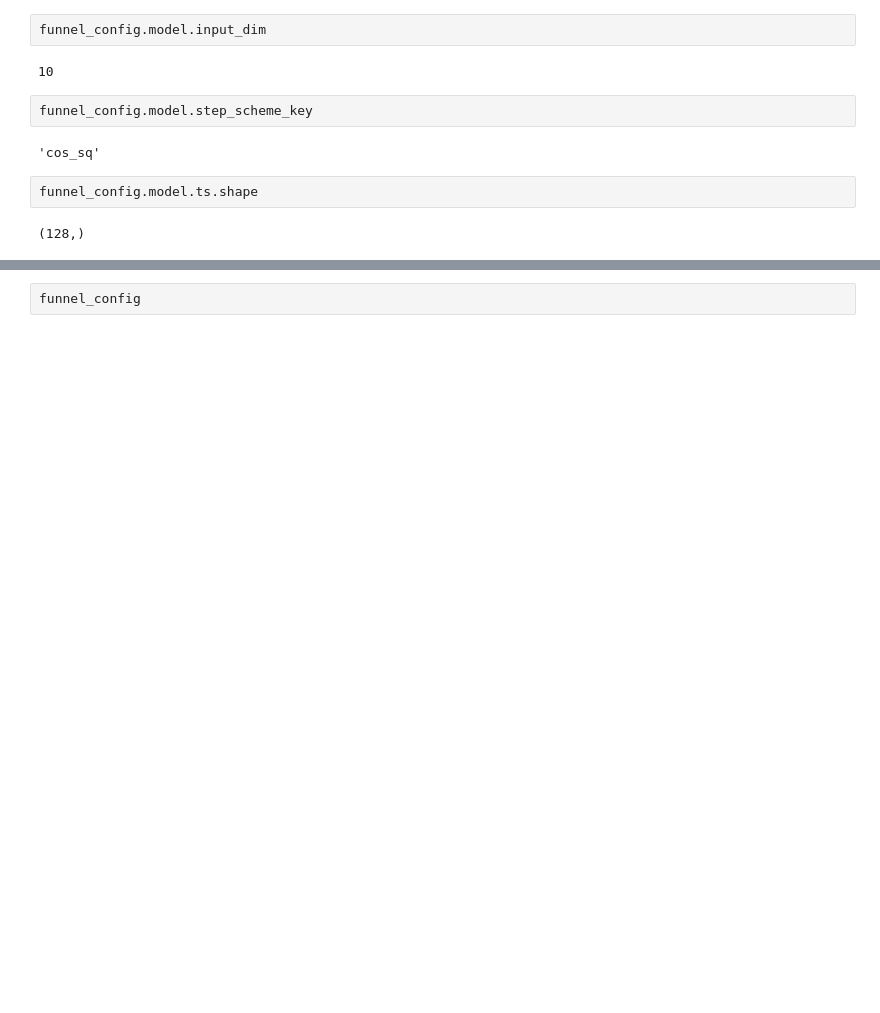
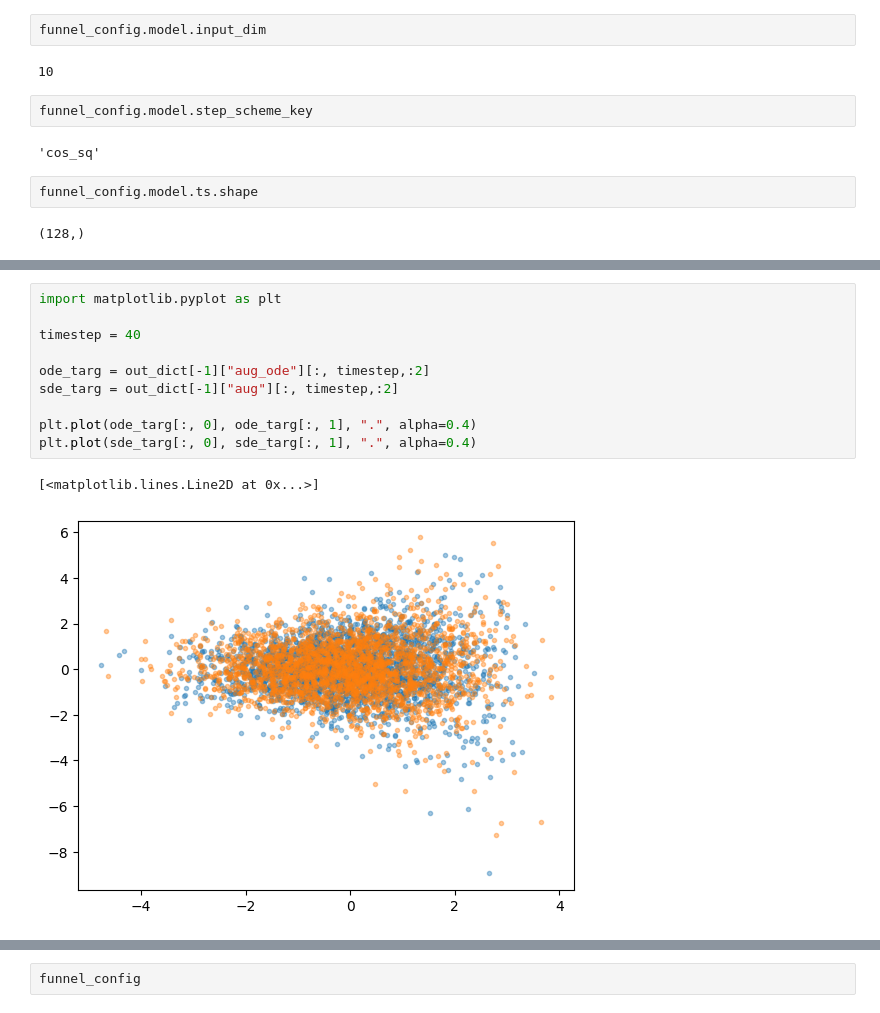
Before and after one commit to franciscovargas/denoising_diffusion_samplers, a Jupyter notebook: notebooks/Simple Funnel Test Run.ipynb, the cells around one changed output, grey strips where cells are left out. Saved outputs shown, nothing was run; the diff lists cells and outputs as text; blank space fills up the shorter version.

```diff
--- a/notebooks/Simple Funnel Test Run.ipynb
+++ b/notebooks/Simple Funnel Test Run.ipynb
@@ -92,0 +128,13 @@ funnel_config.model.step_scheme_key
+# %%
+import matplotlib.pyplot as plt
+
+timestep = 40
+
+ode_targ = out_dict[-1]["aug_ode"][:, timestep,:2]
+sde_targ = out_dict[-1]["aug"][:, timestep,:2]
+
+plt.plot(ode_targ[:, 0], ode_targ[:, 1], ".", alpha=0.4)
+plt.plot(sde_targ[:, 0], sde_targ[:, 1], ".", alpha=0.4)
+# %% [output]
+[<matplotlib.lines.Line2D at 0x...>]
+[figure, added]
```
Also changed, not shown: parts of 14 cells of this notebook, 9 other files.
